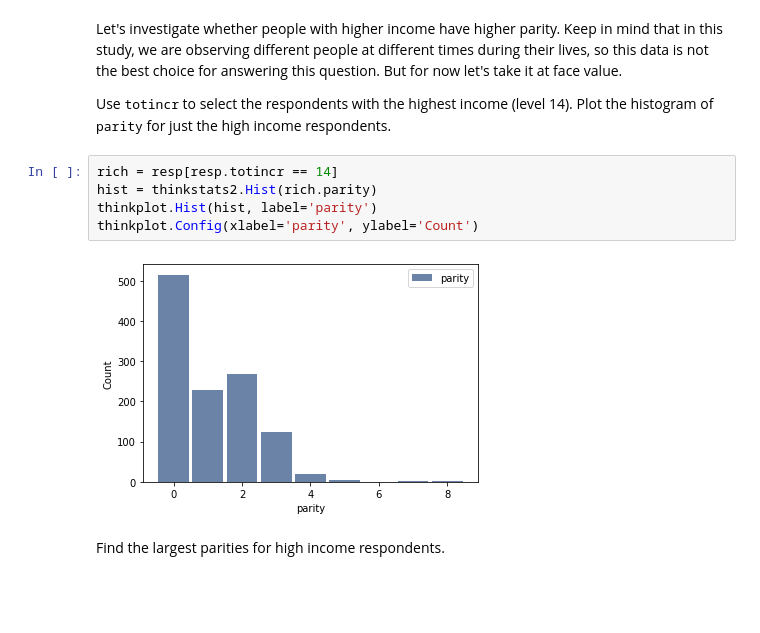
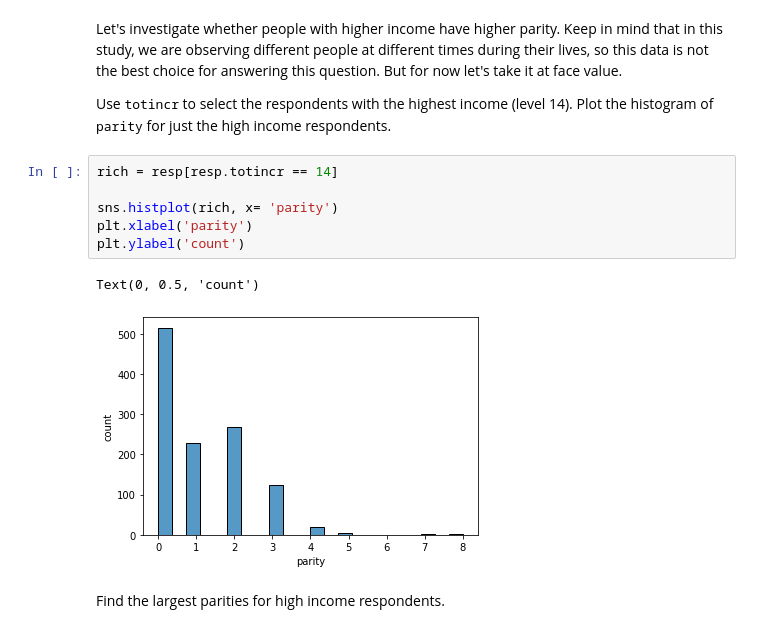
Before and after one commit to gkdsc2020/dsc530edapython, a Jupyter notebook: chap02ex_GKale.ipynb, the cells around one changed output. Drawn from its saved outputs; the diff is of its cells as text; blank space fills up the shorter version.

```diff
--- a/chap02ex_GKale.ipynb
+++ b/chap02ex_GKale.ipynb
@@ -347,11 +356,13 @@ Let's investigate whether people with higher income have higher parity.  Keep in
 Use <tt>totincr</tt> to select the respondents with the highest income (level 14).  Plot the histogram of <tt>parity</tt> for just the high income respondents.
 # %%
 rich = resp[resp.totincr == 14]
-hist = thinkstats2.Hist(rich.parity)
-thinkplot.Hist(hist, label='parity')
-thinkplot.Config(xlabel='parity', ylabel='Count')
+
+sns.histplot(rich, x= 'parity')
+plt.xlabel('parity')
+plt.ylabel('count')
 # %% [output]
+Text(0, 0.5, 'count')
-[figure, old version]
+[figure, new version]
 # %% [markdown]
 Find the largest parities for high income respondents.
 # %%
```
Also changed, not shown: parts of 6 cells of this notebook.
